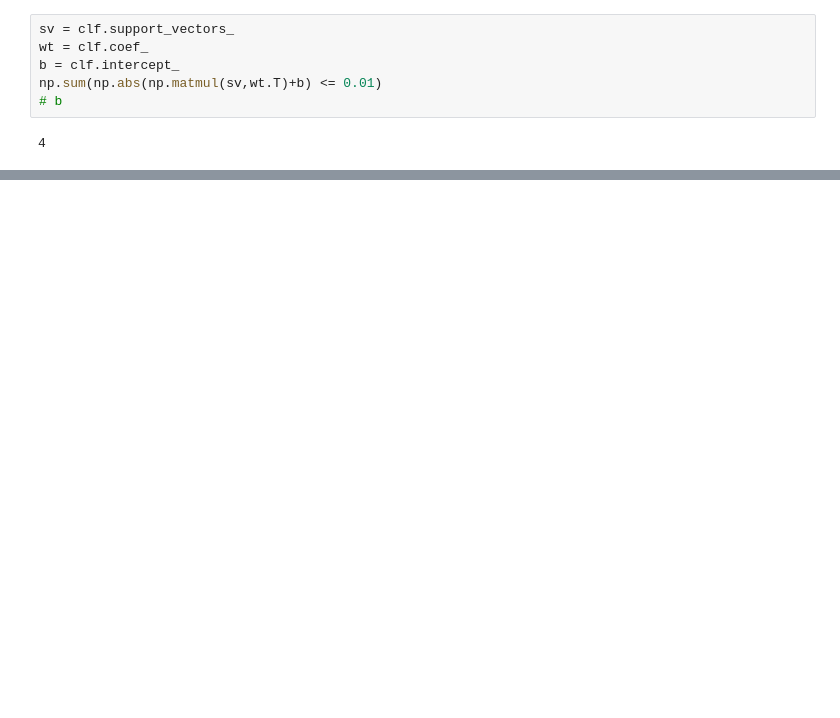
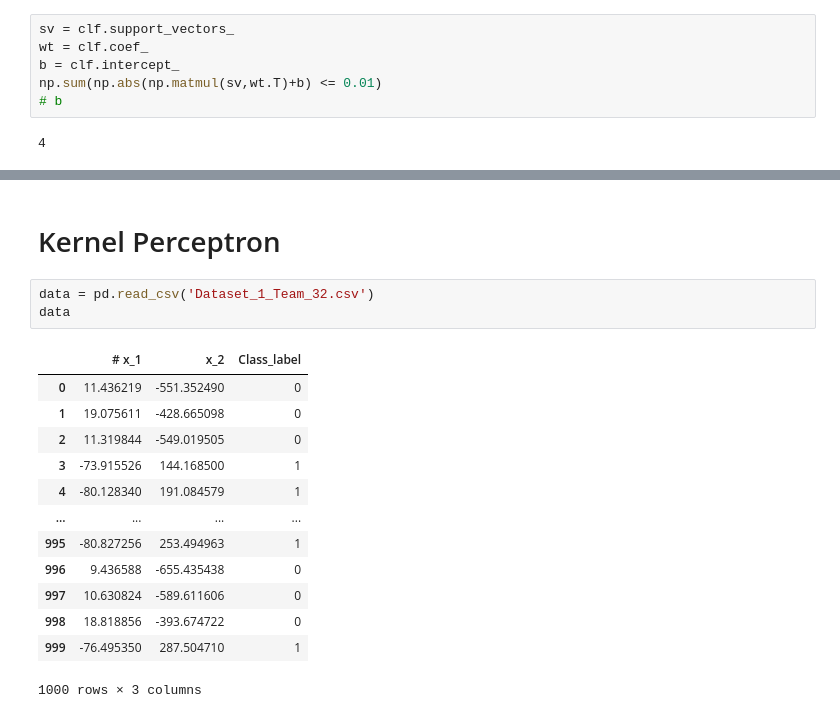
Before and after one commit to sourav22899/cs5691-prml, a Jupyter notebook: assign2/cs5691_pa2.ipynb, the cells around one changed output, grey strips where cells are left out. Cells and saved outputs as stored; diff of their text form; blank space fills up the shorter version.

```diff
--- a/assign2/cs5691_pa2.ipynb
+++ b/assign2/cs5691_pa2.ipynb
@@ -361,0 +363,19 @@ plt.show()
+# %% [markdown]
+#  Kernel Perceptron
+# %%
+data = pd.read_csv('Dataset_1_Team_32.csv')
+data
+# %% [output]
+|  | # x_1 | x_2 | Class_label |
+| 0 | 11.436219 | -551.352490 | 0 |
+| 1 | 19.075611 | -428.665098 | 0 |
+| 2 | 11.319844 | -549.019505 | 0 |
+| 3 | -73.915526 | 144.168500 | 1 |
+| 4 | -80.128340 | 191.084579 | 1 |
+| ... | ... | ... | ... |
+| 995 | -80.827256 | 253.494963 | 1 |
+| 996 | 9.436588 | -655.435438 | 0 |
+| 997 | 10.630824 | -589.611606 | 0 |
+| 998 | 18.818856 | -393.674722 | 0 |
+| 999 | -76.495350 | 287.504710 | 1 |
+1000 rows × 3 columns
```
Also changed, not shown: parts of 20 cells of this notebook.
